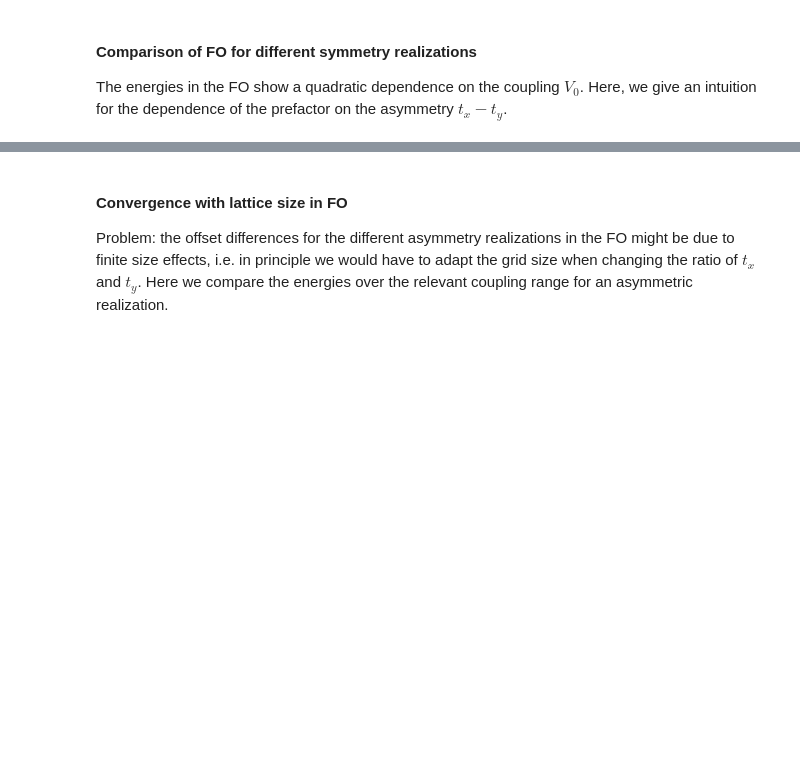
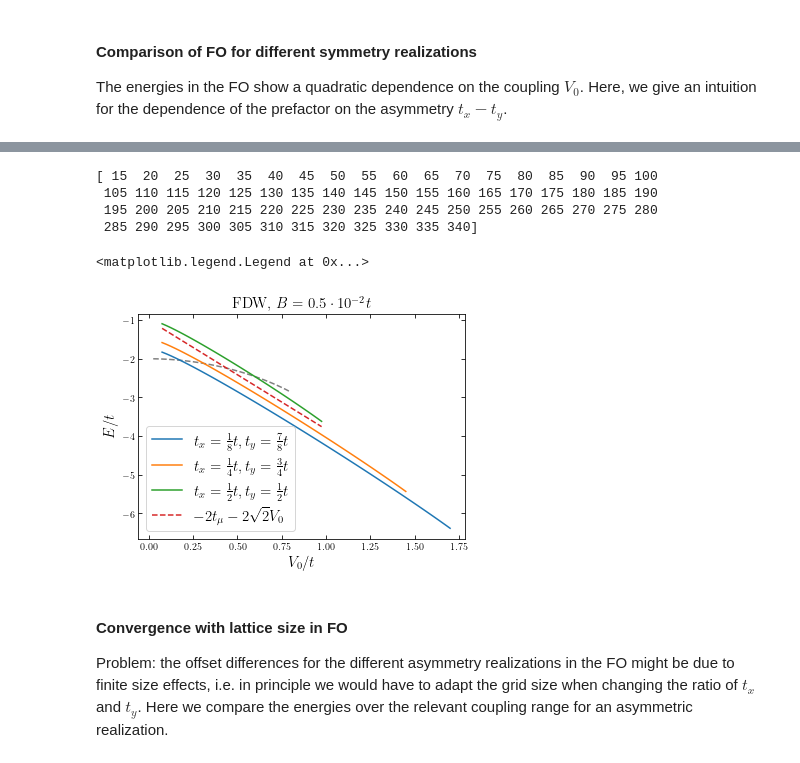
Before and after one commit to Progklui/rotor_lattice_models, a Jupyter notebook: phase_diag.ipynb, the cells around one changed output, grey strips where cells are left out. Saved outputs shown, nothing was run; the diff lists cells and outputs as text; code cells hidden in the pictures; blank space fills up the shorter version.

```diff
--- a/phase_diag.ipynb
+++ b/phase_diag.ipynb
@@ -642,3 +648,66 @@ plt.savefig('results/phase_diagram/FO_comp.svg')
+# %%
+def get_non_zero(V, E):
+    index_nonzero = np.where(E < 0)
+    E_nonzero = E[index_nonzero]
+    V_nonzero = V[index_nonzero]
+    return V_nonzero, E_nonzero
+
+def E_roughly_quad(V, t, B):
+    return -200-t-2*np.sqrt(2)*V
+
+V0_fo, E0_fo = get_non_zero(V_0_arr_fo[1:], E_fo[8][1:])
+
+V1, E1 = get_non_zero(V_0_arr_fdv[0:], E_fdv[2][0:])
+V2, E2 = get_non_zero(V_0_arr_fdv[0:], E_fdv[4][0:])
+V3, E3 = get_non_zero(V_0_arr_fdv[1:], E_fdv[5][1:])
+V4, E4 = get_non_zero(V_0_arr_fdv[0:], E_fdv[8][0:])
+
+print(V1)
+
+A = 6
+plt.rc('figure', figsize=[46.82 * .5**(.5 * A), 33.11 * .5**(.5 * A)])
+plt.rc('text', usetex=True)
+plt.rc('font', family='serif')
+font_size = 15
+
+fig, ax = plt.subplots(figsize=[46.82 * .5**(.5 * A), 33.11 * .5**(.5 * A)]) #, subplot_kw={"projection": "3d"})
+
+plt.title(r'FDW, $B=0.5\cdot 10^{-2}t$', fontsize=font_size)
+
+plt.plot(V0_fo.real/t, (E0_fo+0*t).real/t, linestyle='dashed', color='grey')
+
+plt.plot(V1.real/t, (E1+0*t).real/t, label=r'$t_x=\frac{1}{8}t,t_y=\frac{7}{8}t$')
+plt.plot(V2.real/t, (E2+0*t).real/t, label=r'$t_x=\frac{1}{4}t,t_y=\frac{3}{4}t$')
+plt.plot(V4.real/t, (E4+0*t).real/t, label=r'$t_x=\frac{1}{2}t,t_y=\frac{1}{2}t$')
+
+plt.plot(V4.real/t, (E_roughly_quad(V4.real,0,1)+0*t).real/200, linestyle='dashed', label=r'$-2t_{\mu}-2\sqrt{2}V_0$')
+
+
+#plt.xscale('log')
+#plt.yscale('log')
+
+#ax.invert_yaxis()
+
+plt.xlabel(r'$V_0/t$', fontsize=font_size)
+plt.ylabel(r'$E/t$', fontsize=font_size)
+
+#plt.xticks([1e-1,1e0], [r'$10^{-1}$',r'$10^{0}$'], fontsize=font_size)
+#plt.yticks([1e0,1e-1,1e-2,1e-3], [r'$-10^{0}$',r'$-10^{-1}$',r'$-10^{-2}$',r'$-10^{-3}$'], fontsize=font_size)
+
+plt.tick_params(axis='x', direction='in', length=4, top=True)
+plt.tick_params(axis='y', direction='in', length=4, right=True)
+plt.tick_params(which='minor', axis='x', direction='in', top=True)
+plt.tick_params(which='minor', axis='y', direction='in', right=True)
+
+plt.legend(fontsize=font_size)
+#plt.savefig('results/phase_diagram/FO_comp.svg')
+# %% [output]
+[ 15  20  25  30  35  40  45  50  55  60  65  70  75  80  85  90  95 100
+ 105 110 115 120 125 130 135 140 145 150 155 160 165 170 175 180 185 190
+ 195 200 205 210 215 220 225 230 235 240 245 250 255 260 265 270 275 280
+ 285 290 295 300 305 310 315 320 325 330 335 340]
+<matplotlib.legend.Legend at 0x...>
+[figure, added]
 # %% [markdown]
 #### Convergence with lattice size in FO
 
```
Also changed, not shown: parts of 1 cell of this notebook, 3 other files.
